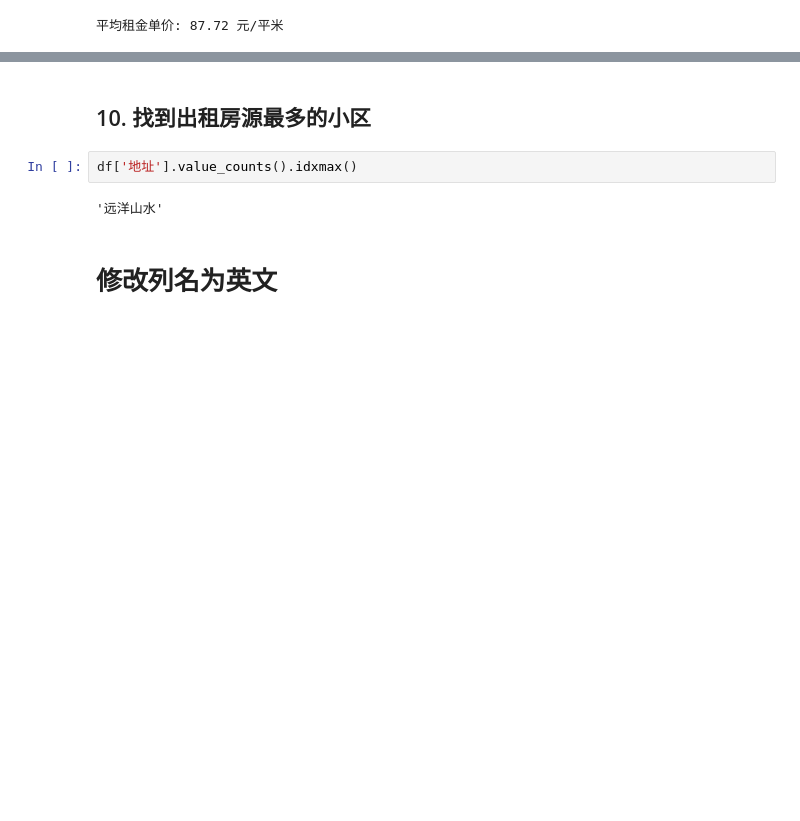
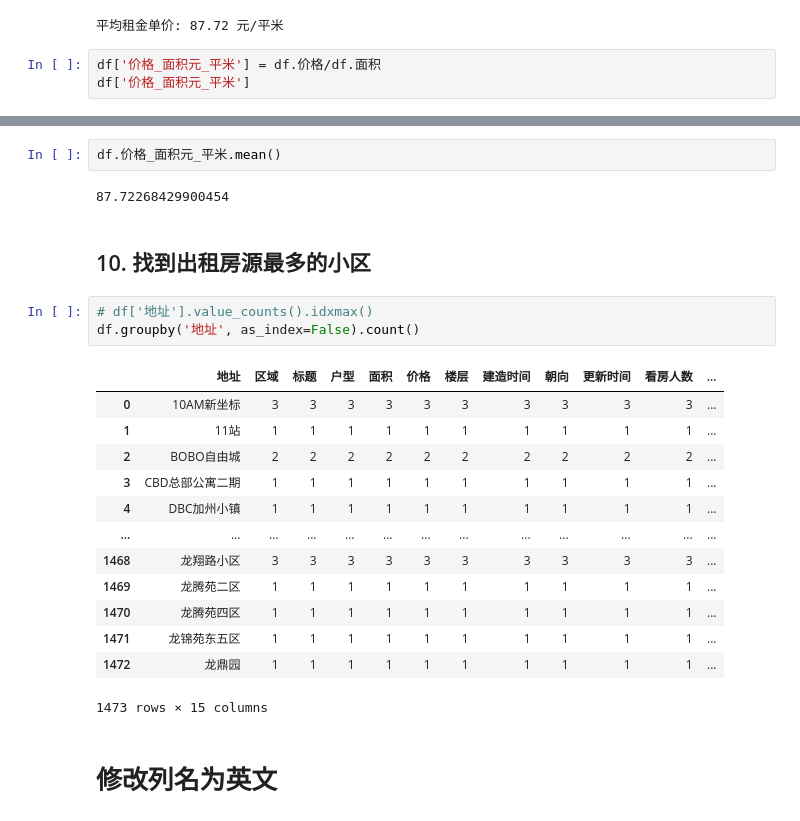
Before and after one commit to xlg08/Python_fo, a Jupyter notebook: 02_数据处理和统计分析/day09_pandas入门/day_09/day_09.ipynb, the cells around one changed output, grey strips where cells are left out. Cells and saved outputs as stored; diff of their text form; blank space fills up the shorter version.

```diff
--- a/02_数据处理和统计分析/day09_pandas入门/day_09/day_09.ipynb
+++ b/02_数据处理和统计分析/day09_pandas入门/day_09/day_09.ipynb
@@ -179,3 +197,6 @@ avg_rent = df['单价'].mean()
 print("\n平均租金单价:", round(avg_rent, 2), "元/平米")
 # %% [output]
 平均租金单价: 87.72 元/平米
+# %%
+df['价格_面积元_平米'] = df.价格/df.面积
+df['价格_面积元_平米']
@@ -182,9 +216,26 @@ print("\n平均租金单价:", round(avg_rent, 2), "元/平米")
+# %%
+df.价格_面积元_平米.mean()
+# %% [output]
+87.72268429900454
 # %% [markdown]
 ## 10. 找到出租房源最多的小区
-# %%
-df['地址'].value_counts().idxmax()
-# %% [output]
-'远洋山水'
+# %%
+# df['地址'].value_counts().idxmax()
+df.groupby('地址', as_index=False).count()
+# %% [output]
+|  | 地址 | 区域 | 标题 | 户型 | 面积 | 价格 | 楼层 | 建造时间 | 朝向 | 更新时间 | 看房人数 | ... |
+| 0 | 10AM新坐标 | 3 | 3 | 3 | 3 | 3 | 3 | 3 | 3 | 3 | 3 | ... |
+| 1 | 11站 | 1 | 1 | 1 | 1 | 1 | 1 | 1 | 1 | 1 | 1 | ... |
+| 2 | BOBO自由城 | 2 | 2 | 2 | 2 | 2 | 2 | 2 | 2 | 2 | 2 | ... |
+| 3 | CBD总部公寓二期 | 1 | 1 | 1 | 1 | 1 | 1 | 1 | 1 | 1 | 1 | ... |
+| 4 | DBC加州小镇 | 1 | 1 | 1 | 1 | 1 | 1 | 1 | 1 | 1 | 1 | ... |
+| ... | ... | ... | ... | ... | ... | ... | ... | ... | ... | ... | ... | ... |
+| 1468 | 龙翔路小区 | 3 | 3 | 3 | 3 | 3 | 3 | 3 | 3 | 3 | 3 | ... |
+| 1469 | 龙腾苑二区 | 1 | 1 | 1 | 1 | 1 | 1 | 1 | 1 | 1 | 1 | ... |
+| 1470 | 龙腾苑四区 | 1 | 1 | 1 | 1 | 1 | 1 | 1 | 1 | 1 | 1 | ... |
+| 1471 | 龙锦苑东五区 | 1 | 1 | 1 | 1 | 1 | 1 | 1 | 1 | 1 | 1 | ... |
+| 1472 | 龙鼎园 | 1 | 1 | 1 | 1 | 1 | 1 | 1 | 1 | 1 | 1 | ... |
+1473 rows × 15 columns
 # %% [markdown]
 # 修改列名为英文
 # %%
```
Also changed, not shown: parts of 16 cells of this notebook.
